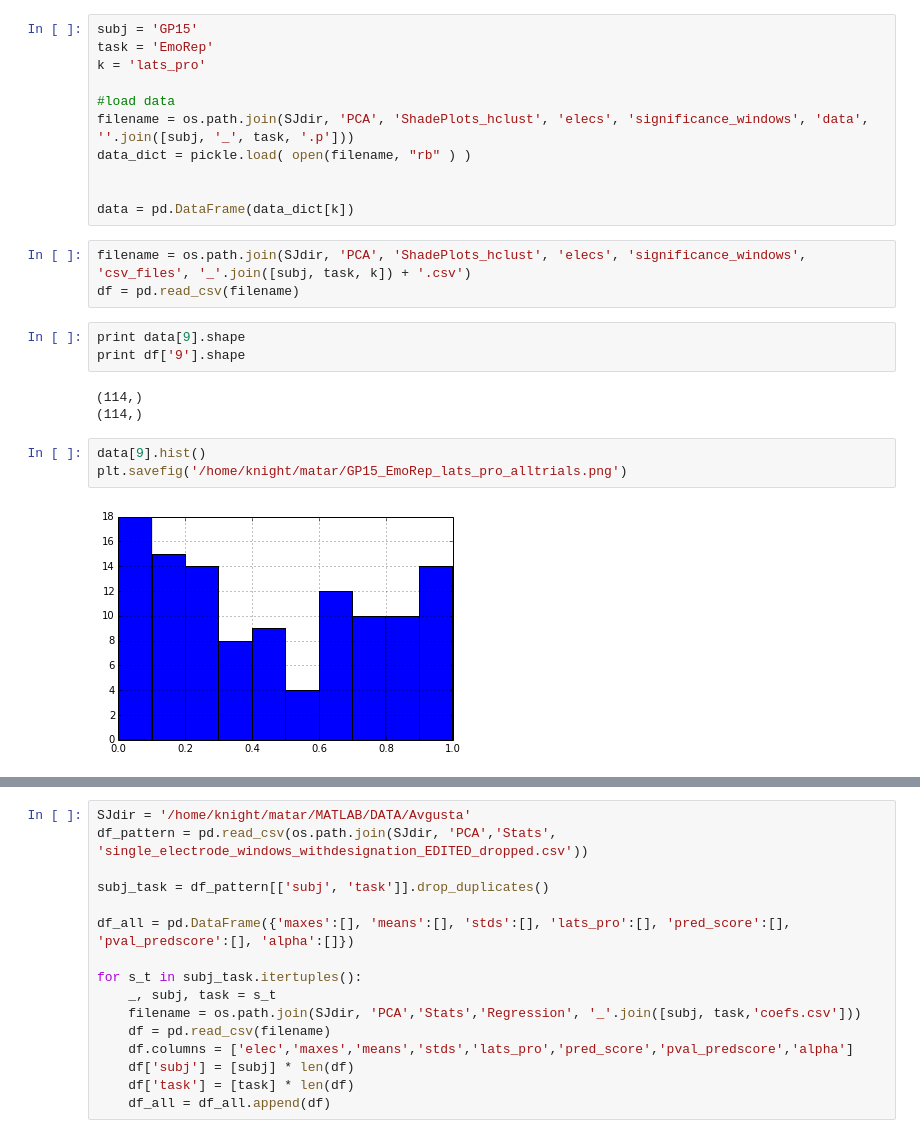
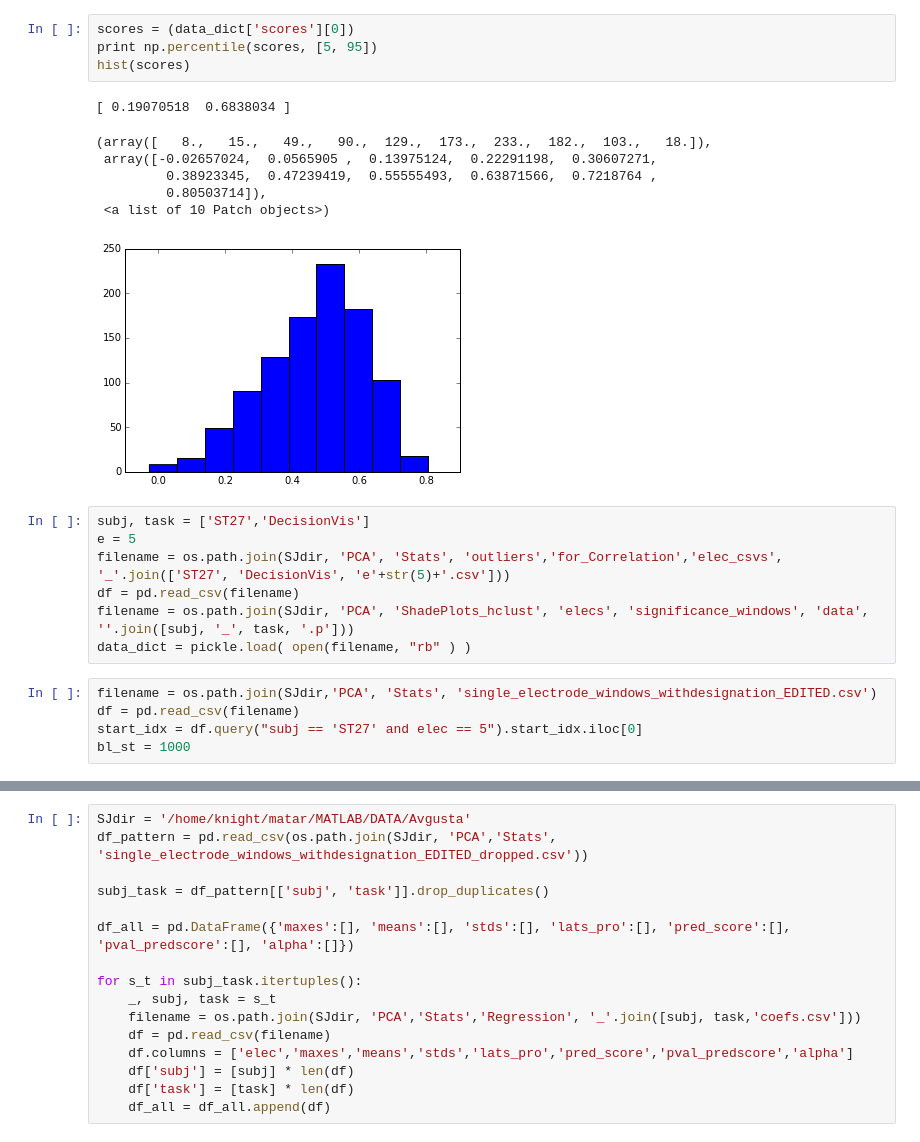
Before and after one commit to matarhaller/ECOGpy, a Jupyter notebook: sandbox.ipynb, the cells around one changed output, grey strips where cells are left out. Saved outputs shown, nothing was run; the diff lists cells and outputs as text.

Commit message:
many changes - static windows, latency distributions, pca networks

```diff
--- a/sandbox.ipynb
+++ b/sandbox.ipynb
@@ -4,25 +43,24 @@ import pandas as pd
+# %%
+scores = (data_dict['scores'][0])
+print np.percentile(scores, [5, 95])
+hist(scores)
+# %% [output]
+[ 0.19070518  0.6838034 ]
+(array([   8.,   15.,   49.,   90.,  129.,  173.,  233.,  182.,  103.,   18.]),
+ array([-0.02657024,  0.0565905 ,  0.13975124,  0.22291198,  0.30607271,
+         0.38923345,  0.47239419,  0.55555493,  0.63871566,  0.7218764 ,
+         0.80503714]),
+ <a list of 10 Patch objects>)
+[figure, added]
 # %%
-subj = 'GP15'
-task = 'EmoRep'
-k = 'lats_pro'
-
-#load data
+subj, task = ['ST27','DecisionVis']
+e = 5
+filename = os.path.join(SJdir, 'PCA', 'Stats', 'outliers','for_Correlation','elec_csvs', '_'.join(['ST27', 'DecisionVis', 'e'+str(5)+'.csv']))
+df = pd.read_csv(filename)
 filename = os.path.join(SJdir, 'PCA', 'ShadePlots_hclust', 'elecs', 'significance_windows', 'data', ''.join([subj, '_', task, '.p']))
 data_dict = pickle.load( open(filename, "rb" ) )
-
-
-data = pd.DataFrame(data_dict[k])
 # %%
-filename = os.path.join(SJdir, 'PCA', 'ShadePlots_hclust', 'elecs', 'significance_windows', 'csv_files', '_'.join([subj, task, k]) + '.csv')
+filename = os.path.join(SJdir,'PCA', 'Stats', 'single_electrode_windows_withdesignation_EDITED.csv')
 df = pd.read_csv(filename)
+start_idx = df.query("subj == 'ST27' and elec == 5").start_idx.iloc[0]
+bl_st = 1000
-# %%
-print data[9].shape
-print df['9'].shape
-# %% [output]
-(114,)
-(114,)
-# %%
-data[9].hist()
-plt.savefig('/home/knight/matar/GP15_EmoRep_lats_pro_alltrials.png')
-# %% [output]
-[figure, removed]
```
Also changed, not shown: parts of 35 cells of this notebook, 19 other files.
